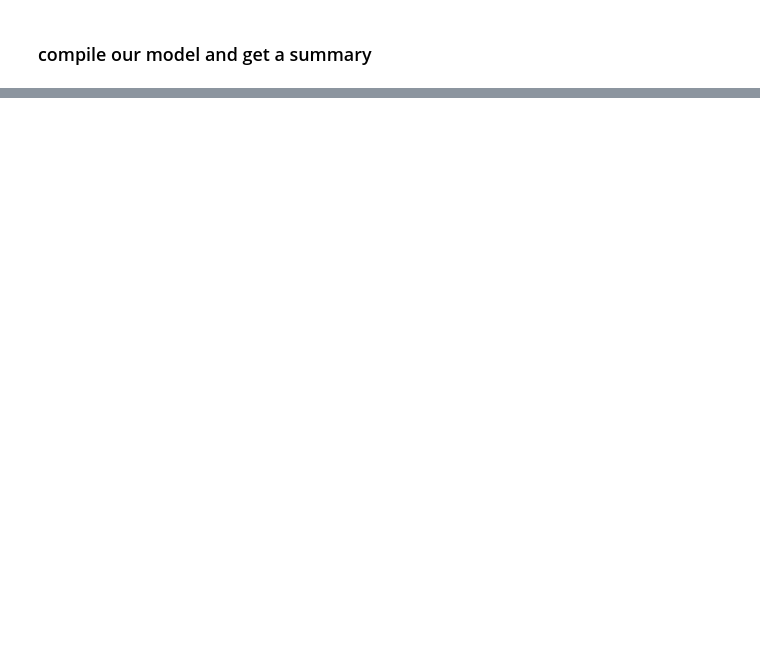
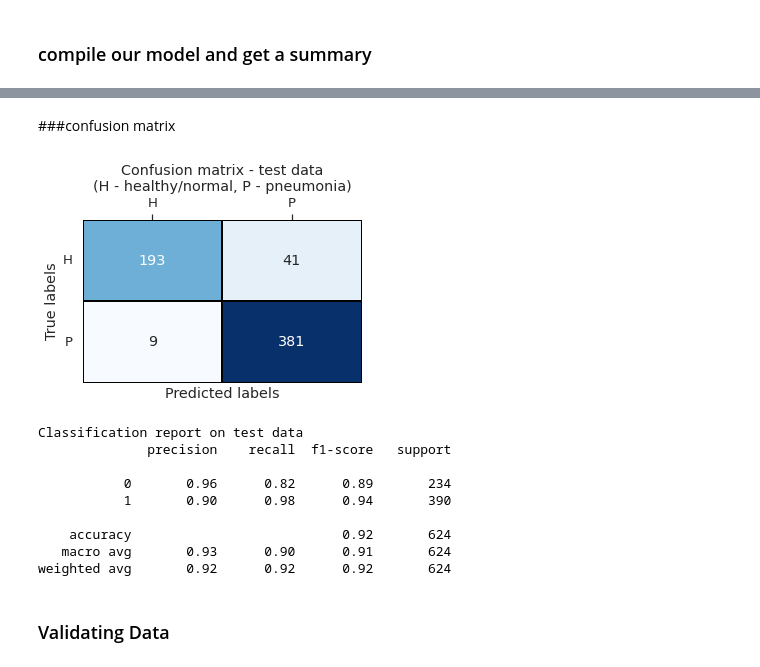
Before and after one commit to AshkanGanj/Pneumonia-Detection-X-Ray-CNN, a Jupyter notebook: X_Ray_Pneumonia_CNN.ipynb, the cells around one changed output, grey strips where cells are left out. Cells and saved outputs as stored; diff of their text form; code cells hidden in the pictures; blank space fills up the shorter version.

```diff
--- a/X_Ray_Pneumonia_CNN.ipynb
+++ b/X_Ray_Pneumonia_CNN.ipynb
@@ -387,0 +309,38 @@ for c in incorrect[:6]:
+# %% [markdown]
+###confusion matrix
+# %%
+y_test_hat = model.predict(X_test, batch_size=4)
+y_test_hat = np.argmax(y_test_hat, axis=1)
+y_test = np.argmax(y_test, axis=1)
+
+# calculate confusion matrix & classification report
+conf_m = confusion_matrix(y_test, y_test_hat)
+clas_r = classification_report(y_test, y_test_hat)
+
+# plot confusion matrix as heatmap
+plt.figure(figsize=(5,3))
+sns.set(font_scale=1.2)
+ax = sns.heatmap(conf_m, annot=True,xticklabels=['H', 'P'], yticklabels=['H', 'P'], cbar=False, cmap='Blues',linewidths=1, linecolor='black', fmt='.0f')
+plt.yticks(rotation=0)
+plt.xlabel('Predicted labels')
+plt.ylabel('True labels')
+ax.xaxis.set_ticks_position('top')
+plt.title('Confusion matrix - test data\n(H - healthy/normal, P - pneumonia)')
+plt.show()
+
+# print classification report
+print('Classification report on test data')
+print(clas_r)
+# %% [output]
+[figure, added]
+Classification report on test data
+              precision    recall  f1-score   support
+
+           0       0.96      0.82      0.89       234
+           1       0.90      0.98      0.94       390
+
+    accuracy                           0.92       624
+   macro avg       0.93      0.90      0.91       624
+weighted avg       0.92      0.92      0.92       624
+# %% [markdown]
+### Validating Data
```
Also changed, not shown: parts of 49 cells of this notebook.
